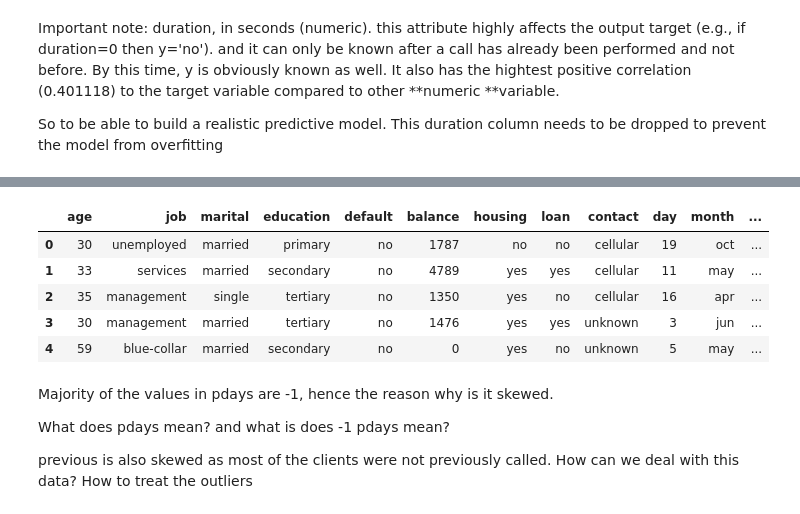
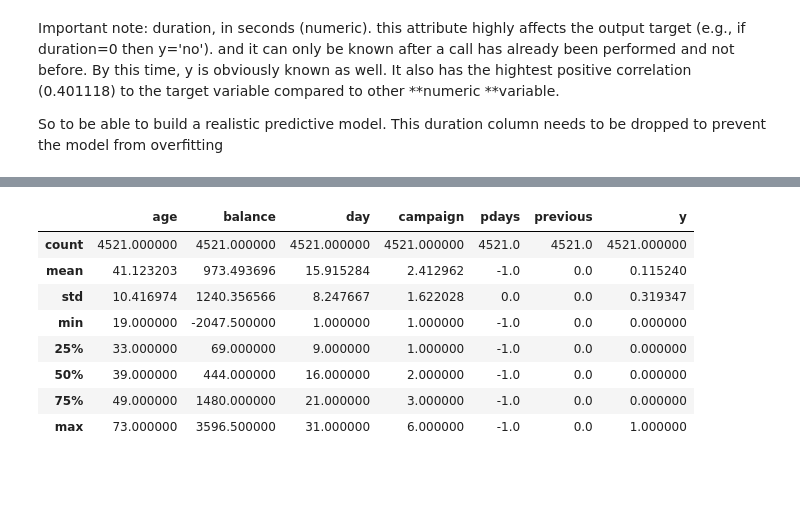
Before and after one commit to Fatai-soliu/bank-telemarketing, a Jupyter notebook: Bank_Marketing.ipynb, the cells around one changed output, grey strips where cells are left out. Drawn from its saved outputs; the diff is of its cells as text; code cells hidden in the pictures; blank space fills up the shorter version.

```diff
--- a/Bank_Marketing.ipynb
+++ b/Bank_Marketing.ipynb
@@ -162,0 +163,17 @@ Outliers were investigated further to confirm if they are valid or are as a resu
+# %%
+#Handling outlier - Capping outliers using Interquartile Range (IQR) method
+
+def cap_outliers_iqr(data, column):
+    Q1 = data[column].quantile(0.25)
+    Q3 = data[column].quantile(0.75)
+    IQR = Q3 - Q1
+    lower_bound = Q1 - 1.5 * IQR
+    upper_bound = Q3 + 1.5 * IQR
+    data[column] = data[column].apply(lambda x: upper_bound if x > upper_bound else (lower_bound if x < lower_bound else x))
+    return data
+
+iqr_columns = ['age', 'day', 'duration', 'pdays']
+for col in iqr_columns:
+    data = cap_outliers_iqr(data, col)
+
+print(data.head())
@@ -162,0 +194,11 @@ Outliers were investigated further to confirm if they are valid or are as a resu
+# %%
+#Handling outlier - Capping outliers using 99th percentile-based method
+
+def cap_outliers_percentile(data, column):
+    upper_bound = data[column].quantile(0.99)
+    data[column] = data[column].apply(lambda x: upper_bound if x > upper_bound else x)
+    return data
+
+percentile_columns = ['balance', 'campaign', 'previous']
+for col in percentile_columns:
+    data = cap_outliers_percentile(data, col)
@@ -189,15 +276,12 @@ data = data.drop(['duration'], axis=1)
 # %%
-data.head()
+data.describe()
 # %% [output]
-|  | age | job | marital | education | default | balance | housing | loan | contact | day | month | ... |
-| 0 | 30 | unemployed | married | primary | no | 1787 | no | no | cellular | 19 | oct | ... |
-| 1 | 33 | services | married | secondary | no | 4789 | yes | yes | cellular | 11 | may | ... |
-| 2 | 35 | management | single | tertiary | no | 1350 | yes | no | cellular | 16 | apr | ... |
-| 3 | 30 | management | married | tertiary | no | 1476 | yes | yes | unknown | 3 | jun | ... |
-| 4 | 59 | blue-collar | married | secondary | no | 0 | yes | no | unknown | 5 | may | ... |
+|  | age | balance | day | campaign | pdays | previous | y |
+| count | 4521.000000 | 4521.000000 | 4521.000000 | 4521.000000 | 4521.0 | 4521.0 | 4521.000000 |
+| mean | 41.123203 | 973.493696 | 15.915284 | 2.412962 | -1.0 | 0.0 | 0.115240 |
+| std | 10.416974 | 1240.356566 | 8.247667 | 1.622028 | 0.0 | 0.0 | 0.319347 |
+| min | 19.000000 | -2047.500000 | 1.000000 | 1.000000 | -1.0 | 0.0 | 0.000000 |
+| 25% | 33.000000 | 69.000000 | 9.000000 | 1.000000 | -1.0 | 0.0 | 0.000000 |
+| 50% | 39.000000 | 444.000000 | 16.000000 | 2.000000 | -1.0 | 0.0 | 0.000000 |
+| 75% | 49.000000 | 1480.000000 | 21.000000 | 3.000000 | -1.0 | 0.0 | 0.000000 |
+| max | 73.000000 | 3596.500000 | 31.000000 | 6.000000 | -1.0 | 0.0 | 1.000000 |
-# %% [markdown]
-Majority of the values in pdays are -1, hence the reason why is it skewed.
-
-What does pdays mean? and what is does -1 pdays mean?
-
-previous is also skewed as most of the clients were not previously called.  How can we deal with this data? How to treat the outliers
```
Also changed, not shown: parts of 12 cells of this notebook.
